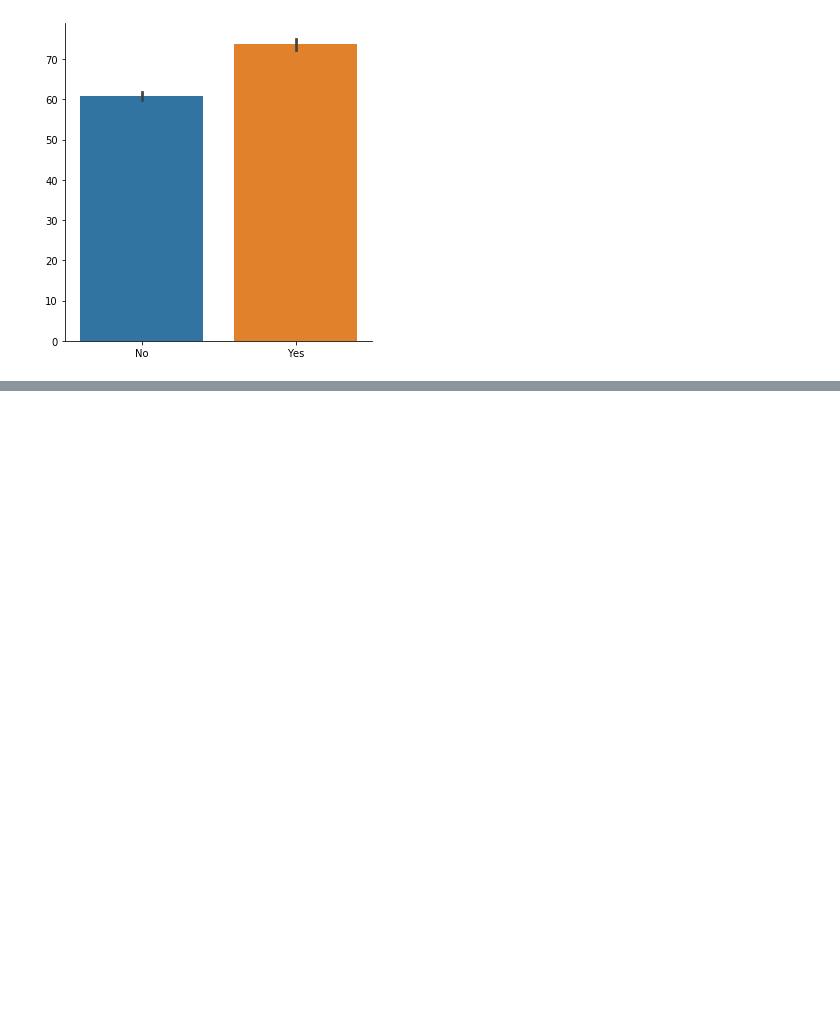
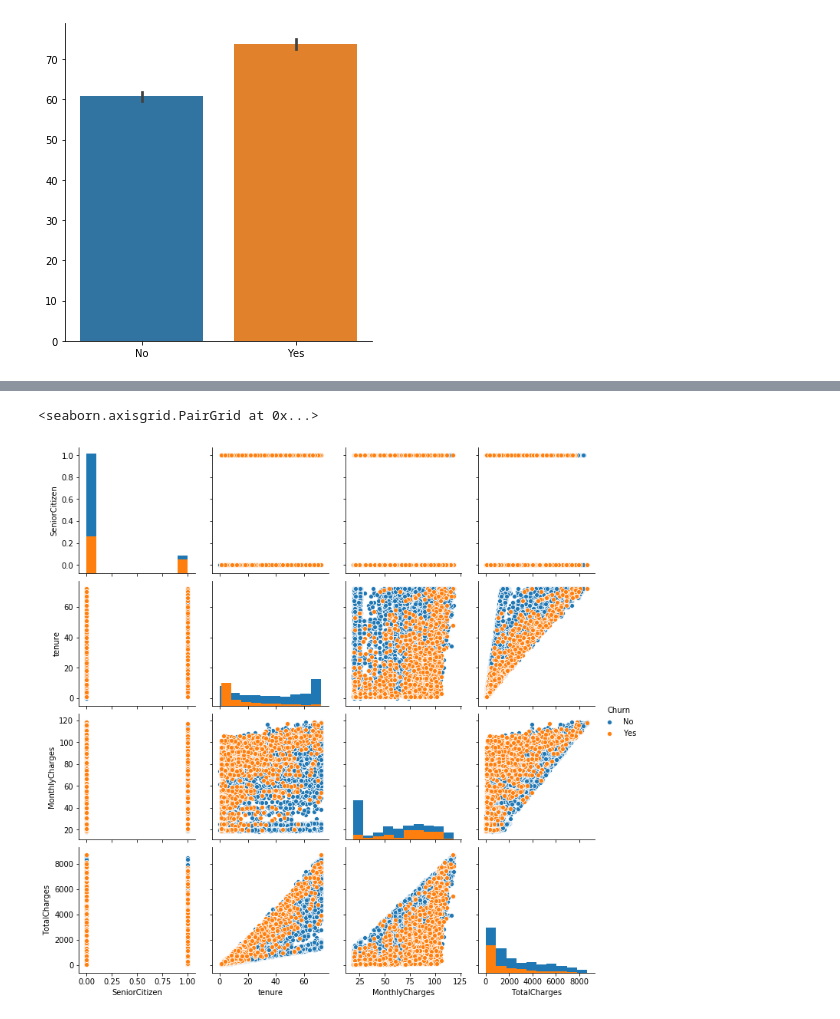
Before and after one commit to pgupta119/Churn-Problem, a Jupyter notebook: Churn problem.ipynb, the cells around one changed output, grey strips where cells are left out. Saved outputs shown, nothing was run; the diff lists cells and outputs as text; code cells hidden in the pictures; blank space fills up the shorter version.

Commit message:
Plots Implemented

```diff
--- a/Churn problem.ipynb
+++ b/Churn problem.ipynb
@@ -229,0 +176,5 @@ array([[<matplotlib.axes._subplots.AxesSubplot object at 0x...>,
+# %%
+sns.pairplot(dataset,hue="Churn", diag_kind="hist")
+# %% [output]
+<seaborn.axisgrid.PairGrid at 0x...>
+[figure, added]
```
Also changed, not shown: parts of 13 cells of this notebook.
